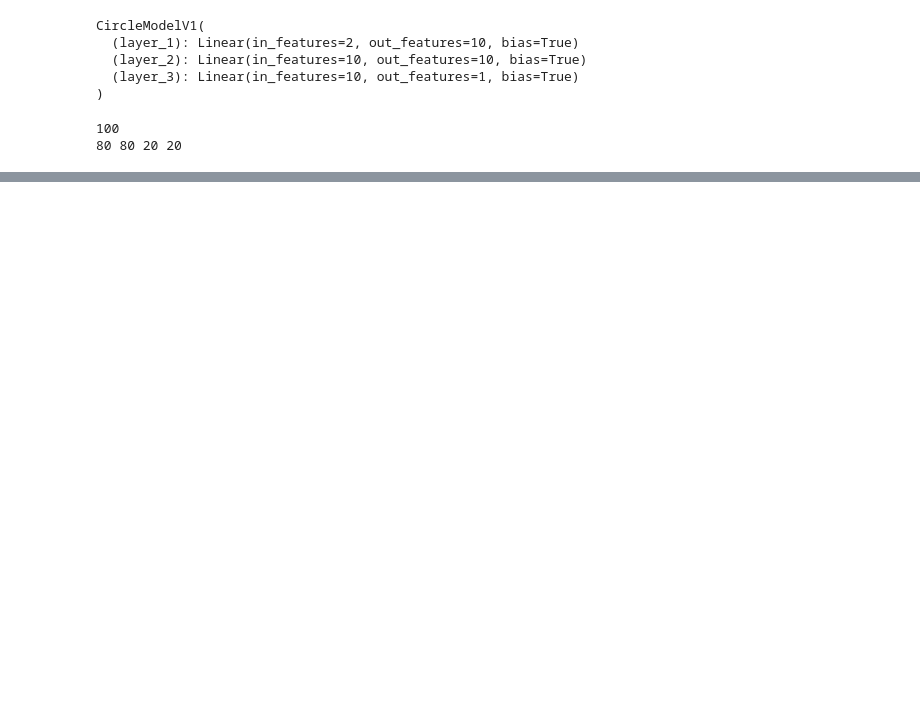
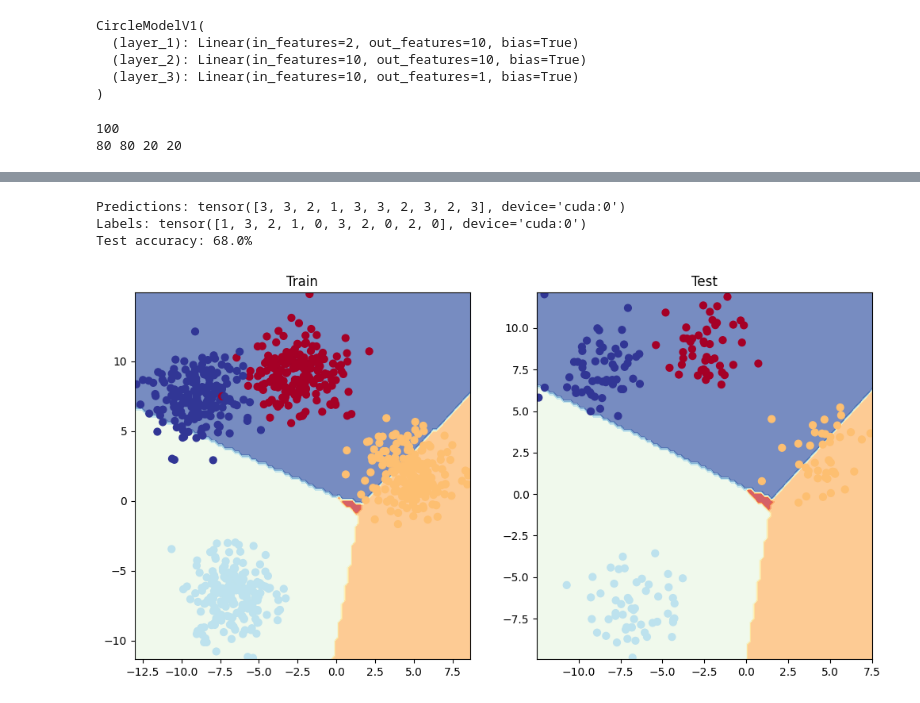
Before and after one commit to kla55/Anomaly-Detection, a Jupyter notebook: Pytorch_youtube/FreeCodeAcademy/02_pytorch_classification.ipynb, the cells around one changed output, grey strips where cells are left out. Drawn from its saved outputs; the diff is of its cells as text; code cells hidden in the pictures; blank space fills up the shorter version.

```diff
--- a/Pytorch_youtube/FreeCodeAcademy/02_pytorch_classification.ipynb
+++ b/Pytorch_youtube/FreeCodeAcademy/02_pytorch_classification.ipynb
@@ -393,0 +586,3 @@ plot_predictions(train_data=X_train_regression.cpu().numpy(),
+# %%
+device = "cuda" if torch.cuda.is_available() else "gpu"
+print(device)
@@ -393,0 +627,32 @@ plot_predictions(train_data=X_train_regression.cpu().numpy(),
+# %%
+torch.manual_seed(42)
+epochs = 100
+
+# Put all data on target device
+X_blob_train, y_blob_train = X_blob_train.to(device), y_blob_train.to(device)
+X_blob_test, y_blob_test = X_blob_test.to(device), y_blob_test.to(device)
+
+for epoch in range(epochs):
+  y_logits = model_4(X_blob_train)
+  y_pred = torch.softmax(y_logits, dim=1).argmax(dim=1)
+  loss = loss_fn(y_logits, y_blob_train)
+  acc = accuracy_fn(y_true=y_blob_train,
+                    y_pred=y_pred)
+
+  optimizer.zero_grad()
+
+  loss.backward()
+
+  optimizer.step()
+
+  model_4.eval()
+  with torch.inference_mode():
+    test_logits = model_4(X_blob_test)
+    test_preds_probs = torch.softmax(test_logits, dim=1).argmax(dim=1)
+    loss = loss_fn(test_logits, y_blob_test)
+
+    test_acc = accuracy_fn(y_true=y_blob_test, y_pred=test_preds_probs)
+
+
+  if epoch % 10 == 0:
+      print(f"Epoch: {epoch} | Loss: {loss:.5f}, Acc: {acc:.2f}% | Test Loss: {test_loss:.5f}, Test Acc: {test_acc:.2f}%")
@@ -393,0 +687,24 @@ plot_predictions(train_data=X_train_regression.cpu().numpy(),
+# %%
+# Turn predicted logits in prediction probabilities
+y_pred_probs = torch.softmax(y_logits, dim=1)
+
+# Turn prediction probabilities into prediction labels
+y_preds = y_pred_probs.argmax(dim=1)
+
+# Compare first 10 model preds and test labels
+print(f"Predictions: {y_preds[:10]}\nLabels: {y_blob_test[:10]}")
+print(f"Test accuracy: {accuracy_fn(y_true=y_blob_test, y_pred=y_preds)}%")
+# %% [output]
+Predictions: tensor([3, 3, 2, 1, 3, 3, 2, 3, 2, 3], device='cuda:0')
+Labels: tensor([1, 3, 2, 1, 0, 3, 2, 0, 2, 0], device='cuda:0')
+Test accuracy: 68.0%
+# %%
+plt.figure(figsize=(12, 6))
+plt.subplot(1, 2, 1)
+plt.title("Train")
+plot_decision_boundary(model_4, X_blob_train, y_blob_train)
+plt.subplot(1, 2, 2)
+plt.title("Test")
+plot_decision_boundary(model_4, X_blob_test, y_blob_test)
+# %% [output]
+[figure, added]
```
Also changed, not shown: parts of 26 cells of this notebook.
